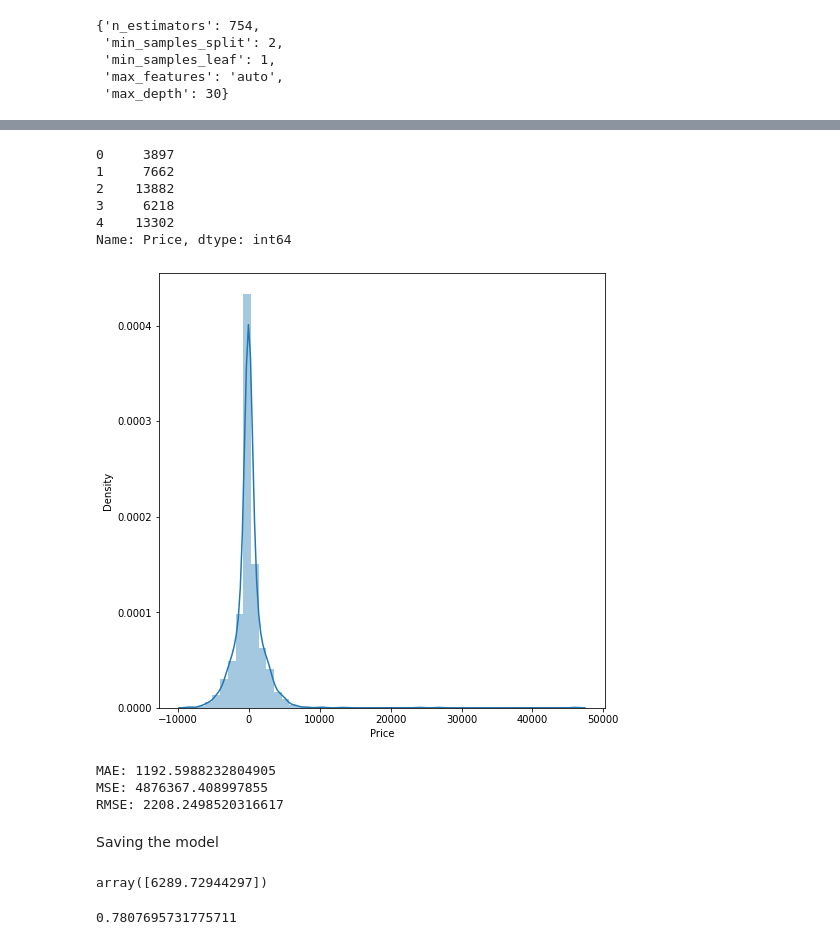
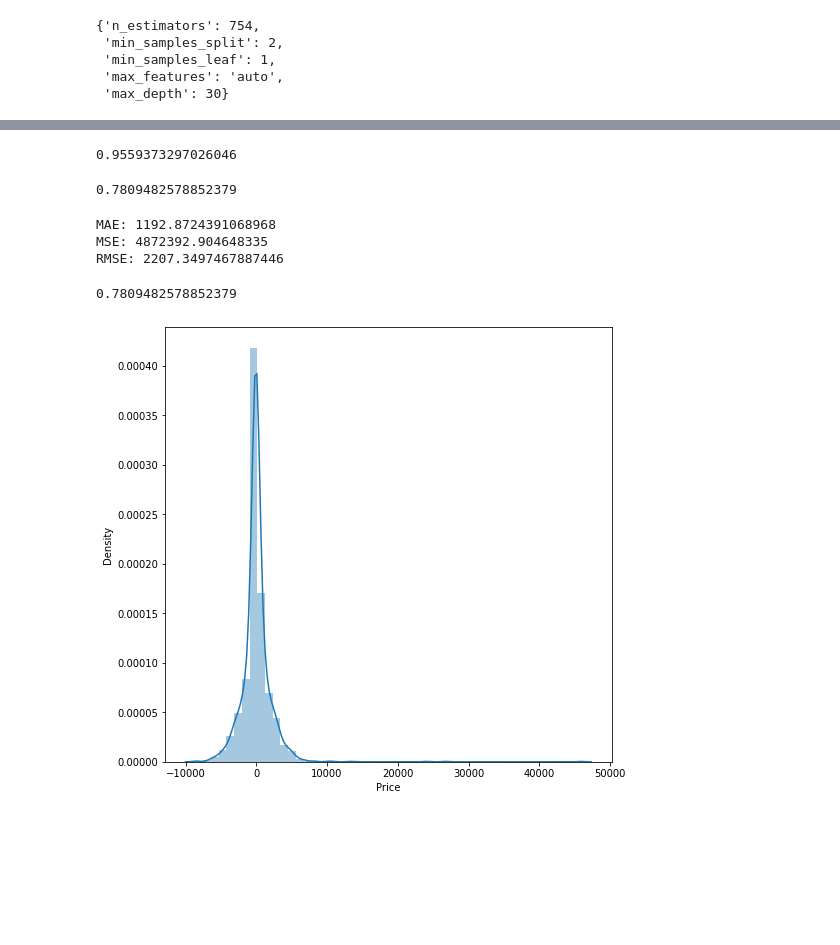
Before and after one commit to zmwaris1/flight_price_predict, a Jupyter notebook: flight_price_prediction.ipynb, the cells around one changed output, grey strips where cells are left out. Drawn from its saved outputs; the diff is of its cells as text; code cells hidden in the pictures; blank space fills up the shorter version.

```diff
--- a/flight_price_prediction.ipynb
+++ b/flight_price_prediction.ipynb
@@ -372,6 +474,6 @@ plt.show()
 # %%
 from sklearn.ensemble import ExtraTreesRegressor
 selection = ExtraTreesRegressor()
-selection.fit(X, y)
+selection.fit(X_train, y_train)
 # %% [output]
 ExtraTreesRegressor()
@@ -494,3 +611,6 @@ rf.best_params_
  'min_samples_leaf': 1,
  'max_features': 'auto',
  'max_depth': 30}
+# %%
+rf_reg = rf.best_estimator_
+rf_reg
@@ -496,0 +619,2 @@ rf.best_params_
+# %%
+rf_reg.fit(X_train, y_train)
@@ -497,2 +623,2 @@ rf.best_params_
 # %%
-rf_pred = rf.predict(X_test)
+y_pred2 = rf_reg.predict(X_test)
@@ -512,25 +625,26 @@ array([6289.72944297])
-# %%
-y.head()
-# %% [output]
-0     3897
-1     7662
-2    13882
-3     6218
-4    13302
-Name: Price, dtype: int64
+# %%
+rf_reg.score(X_train, y_train)
+# %% [output]
+0.9559373297026046
+# %%
+rf_reg.score(X_test, y_test)
+# %% [output]
+0.7809482578852379
+# %%
+print('MAE:', metrics.mean_absolute_error(y_test, y_pred2))
+print('MSE:', metrics.mean_squared_error(y_test, y_pred2))
+print('RMSE:', np.sqrt(metrics.mean_squared_error(y_test, y_pred2)))
+# %% [output]
+MAE: 1192.8724391068968
+MSE: 4872392.904648335
+RMSE: 2207.3497467887446
+# %%
+metrics.r2_score(y_test, y_pred2)
+# %% [output]
+0.7809482578852379
 # %%
 plt.figure(figsize = (8, 8))
-sns.distplot(y_test-rf_pred)
+sns.distplot(y_test-y_pred2)
 plt.show()
 # %% [output]
-[figure, old version]
+[figure, new version]
-# %%
-print('MAE:', metrics.mean_absolute_error(y_test, rf_pred))
-print('MSE:', metrics.mean_squared_error(y_test, rf_pred))
-print('RMSE:', np.sqrt(metrics.mean_squared_error(y_test, rf_pred)))
-# %% [output]
-MAE: 1192.5988232804905
-MSE: 4876367.408997855
-RMSE: 2208.2498520316617
-# %% [markdown]
-Saving the model
@@ -547,8 +650,0 @@ prediction = forest.predict(X_test)
-# %%
-forest.predict([[1,	12,	5,	18,	5,	23,	30,	5,	25,	0,	0,	1,	0,	0,	0,	0,	0,	0,	0,	0,	0,	0,	1,	0,	0,	0,	0,	0,	0,]])
-# %% [output]
-array([6289.72944297])
-# %%
-metrics.r2_score(y_test, prediction)
-# %% [output]
-0.7807695731775711
```
Also changed, not shown: parts of 68 cells of this notebook.
